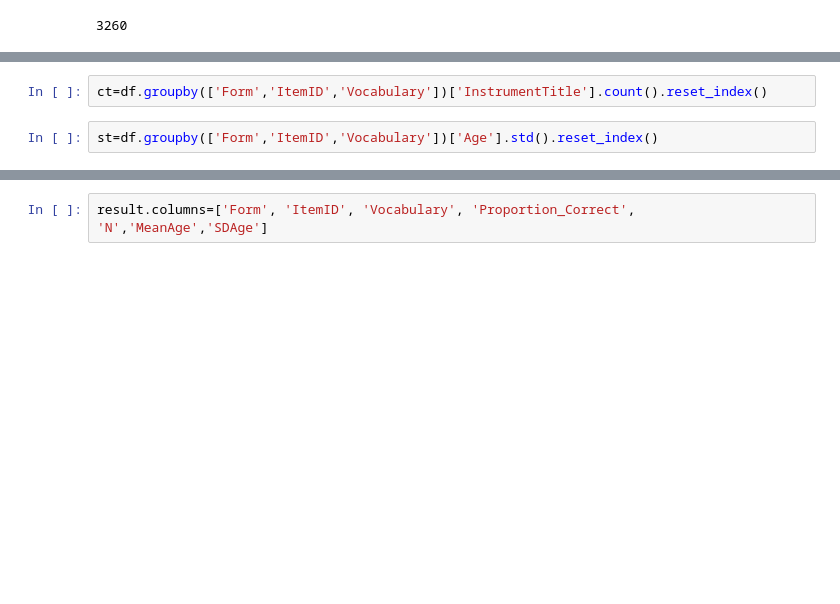
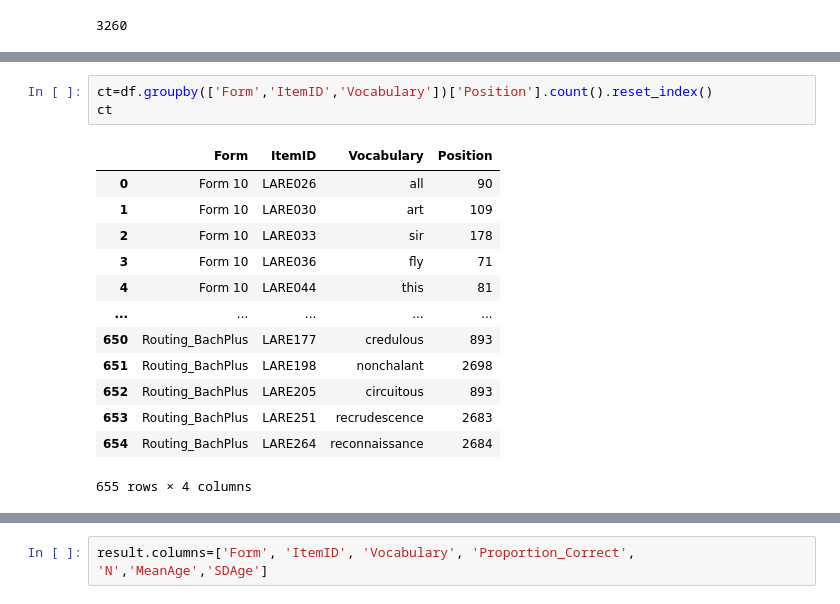
Before and after one commit to tianchu-shu/NWMSS, a Jupyter notebook: NIHTB_Norming/OR_norm.ipynb, the cells around one changed output, grey strips where cells are left out. Saved outputs shown, nothing was run; the diff lists cells and outputs as text; blank space fills up the shorter version.

```diff
--- a/NIHTB_Norming/OR_norm.ipynb
+++ b/NIHTB_Norming/OR_norm.ipynb
@@ -86,4 +142,17 @@ dd =df.groupby(['Form','ItemID','Vocabulary'])['Value'].mean().reset_index()
 # %%
-ct=df.groupby(['Form','ItemID','Vocabulary'])['InstrumentTitle'].count().reset_index()
+ct=df.groupby(['Form','ItemID','Vocabulary'])['Position'].count().reset_index()
+ct
+# %% [output]
+|  | Form | ItemID | Vocabulary | Position |
+| 0 | Form 10 | LARE026 | all | 90 |
+| 1 | Form 10 | LARE030 | art | 109 |
+| 2 | Form 10 | LARE033 | sir | 178 |
+| 3 | Form 10 | LARE036 | fly | 71 |
+| 4 | Form 10 | LARE044 | this | 81 |
+| ... | ... | ... | ... | ... |
+| 650 | Routing_BachPlus | LARE177 | credulous | 893 |
+| 651 | Routing_BachPlus | LARE198 | nonchalant | 2698 |
+| 652 | Routing_BachPlus | LARE205 | circuitous | 893 |
+| 653 | Routing_BachPlus | LARE251 | recrudescence | 2683 |
+| 654 | Routing_BachPlus | LARE264 | reconnaissance | 2684 |
+655 rows × 4 columns
-# %%
-st=df.groupby(['Form','ItemID','Vocabulary'])['Age'].std().reset_index()
```
Also changed, not shown: parts of 28 cells of this notebook.
